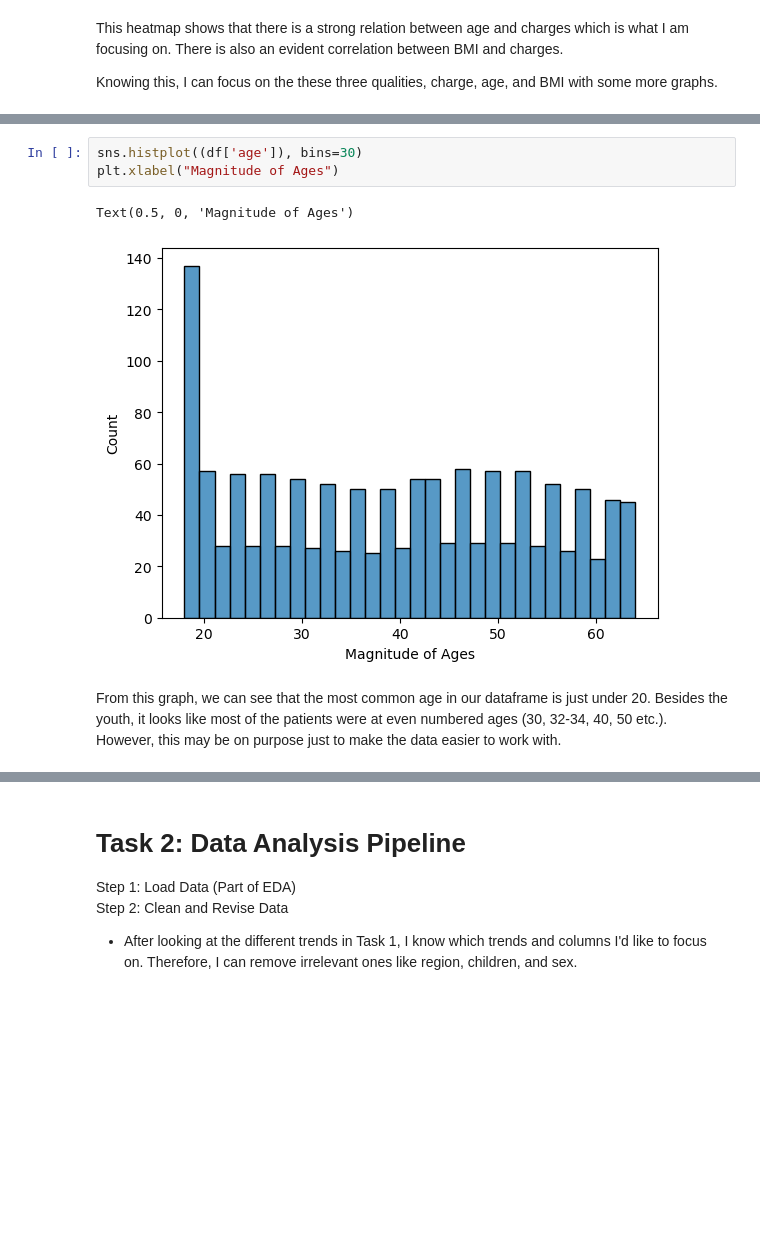
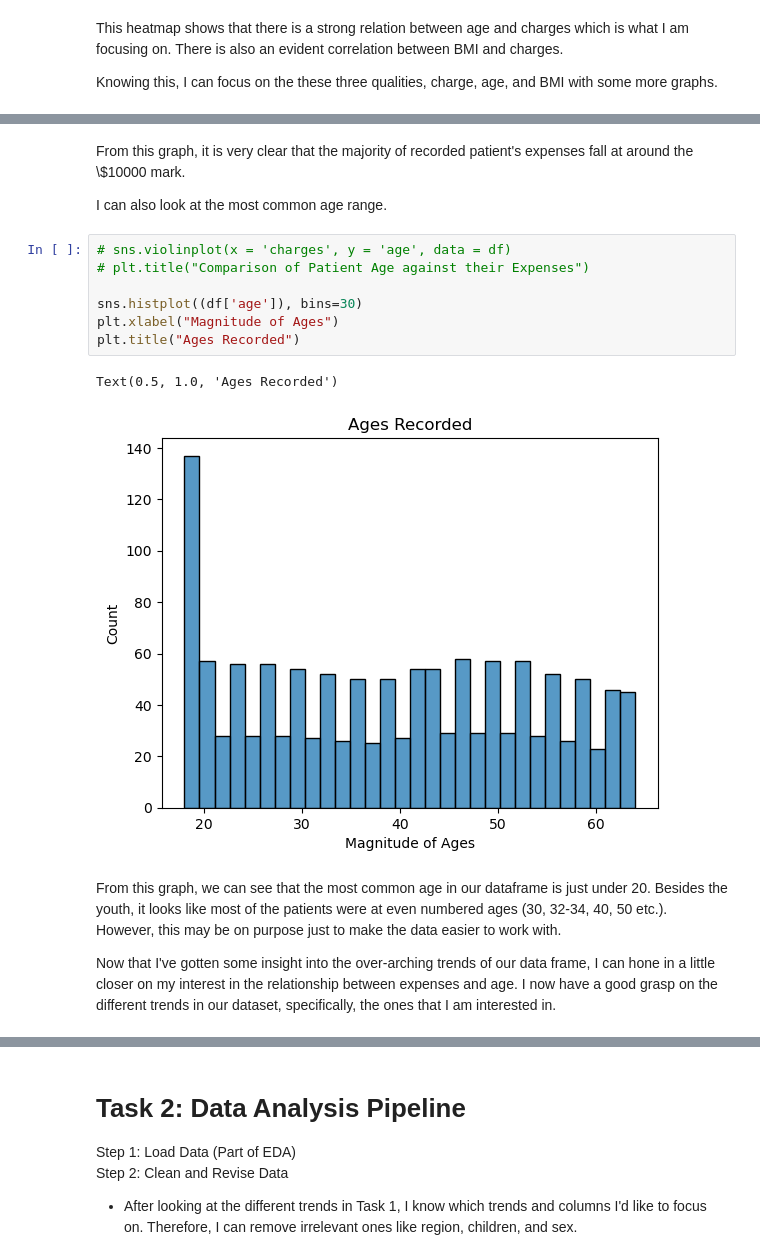
Before and after one commit to ubco-W2022T1-cosc301/project-group44, a Jupyter notebook: notebooks/analysis2.ipynb, the cells around one changed output, grey strips where cells are left out. Cells and saved outputs as stored; diff of their text form; blank space fills up the shorter version.

```diff
--- a/notebooks/analysis2.ipynb
+++ b/notebooks/analysis2.ipynb
@@ -122,8 +131,19 @@ Next, I can look at the most common age range.
+# %% [markdown]
+From this graph, it is very clear that the majority of recorded patient's expenses fall at around the \\$10000 mark.
+
+I can also look at the most common age range.
 # %%
+# sns.violinplot(x = 'charges', y = 'age', data = df)
+# plt.title("Comparison of Patient Age against their Expenses")
+
 sns.histplot((df['age']), bins=30)
 plt.xlabel("Magnitude of Ages")
+plt.title("Ages Recorded")
 # %% [output]
-Text(0.5, 0, 'Magnitude of Ages')
+Text(0.5, 1.0, 'Ages Recorded')
-[figure, old version]
+[figure, new version]
 # %% [markdown]
 From this graph, we can see that the most common age in our dataframe is just under 20. Besides the youth, it looks like most of the patients were at even numbered ages (30, 32-34, 40, 50 etc.). However, this may be on purpose just to make the data easier to work with.
+
+Now that I've gotten some insight into the over-arching trends of our data frame, I can hone in a little closer on my interest in the relationship between expenses and age.
+I now have a good grasp on the different trends in our dataset, specifically, the ones that I am interested in.
```
Also changed, not shown: parts of 11 cells of this notebook, 1 other file.
